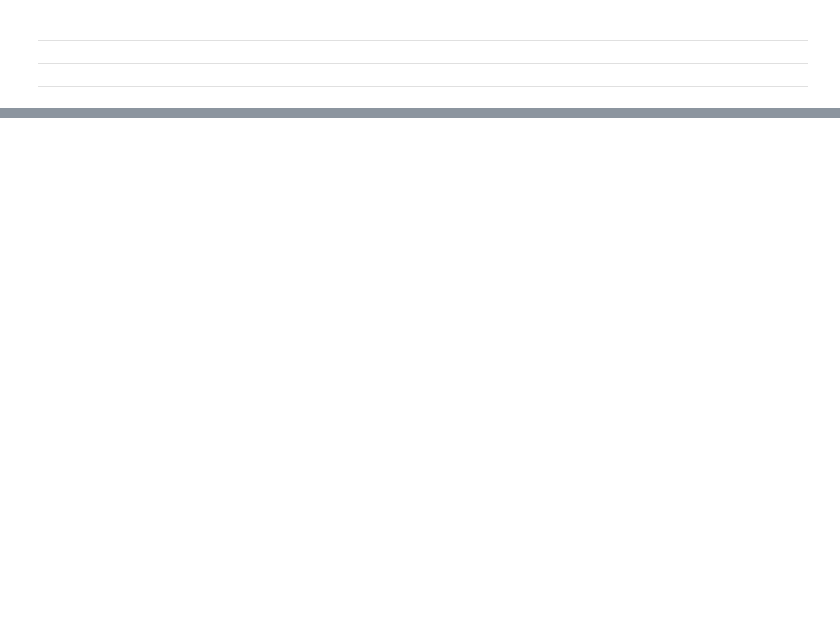
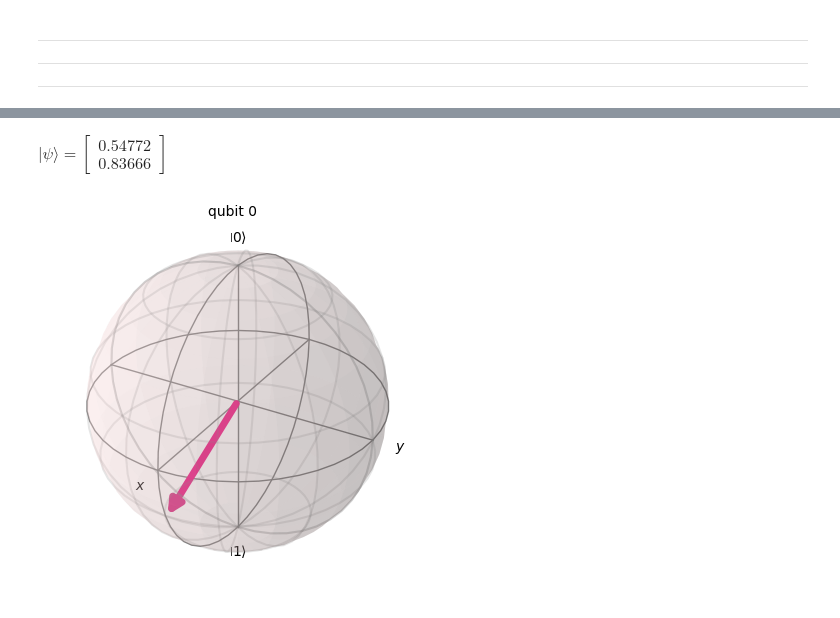
Before and after one commit to tarabelo/2024-EInvierno-CAPAP-H, a Jupyter notebook: Bits_y_Cúbits.ipynb, the cells around one changed output, grey strips where cells are left out. Drawn from its saved outputs; the diff is of its cells as text; code cells hidden in the pictures; blank space fills up the shorter version.

```diff
--- a/Bits_y_Cúbits.ipynb
+++ b/Bits_y_Cúbits.ipynb
@@ -303,0 +501,14 @@ Se puede comprobar que $CNOT = CNOT^{-1}$
+# %%
+# Apartado a
+a0 = ... # @param {type:"raw"}
+a1 = ... # @param {type:"raw"}
+estado30_70 = Statevector([a0,a1])
+muestra_estado(estado30_70)
+# %% [output]
+$\displaystyle
+|\psi\rangle = \begin{bmatrix}
+0.54772 \\
+0.83666
+\end{bmatrix}
+$
+[figure, added]
```
Also changed, not shown: parts of 16 cells of this notebook.
